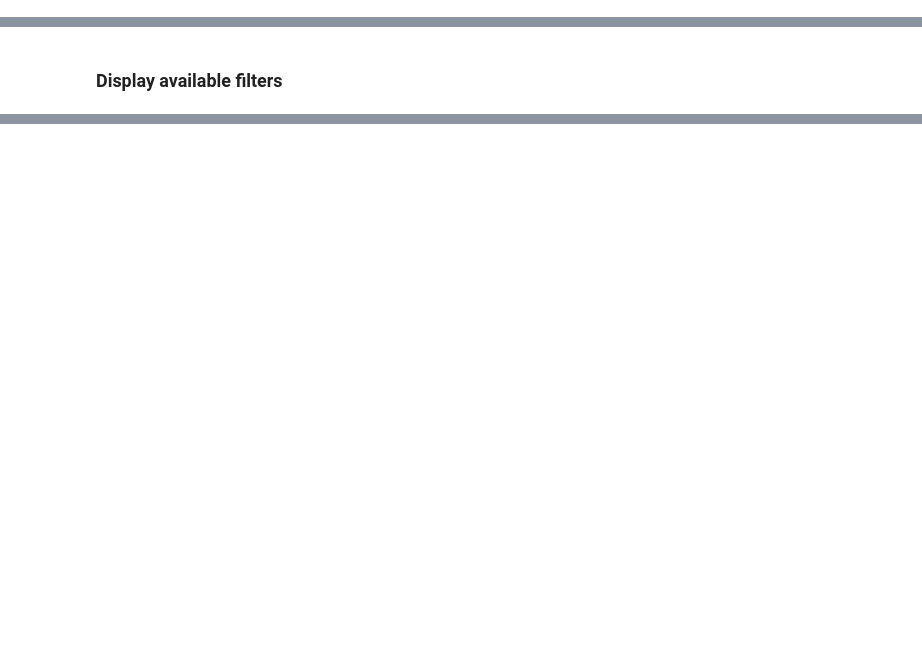
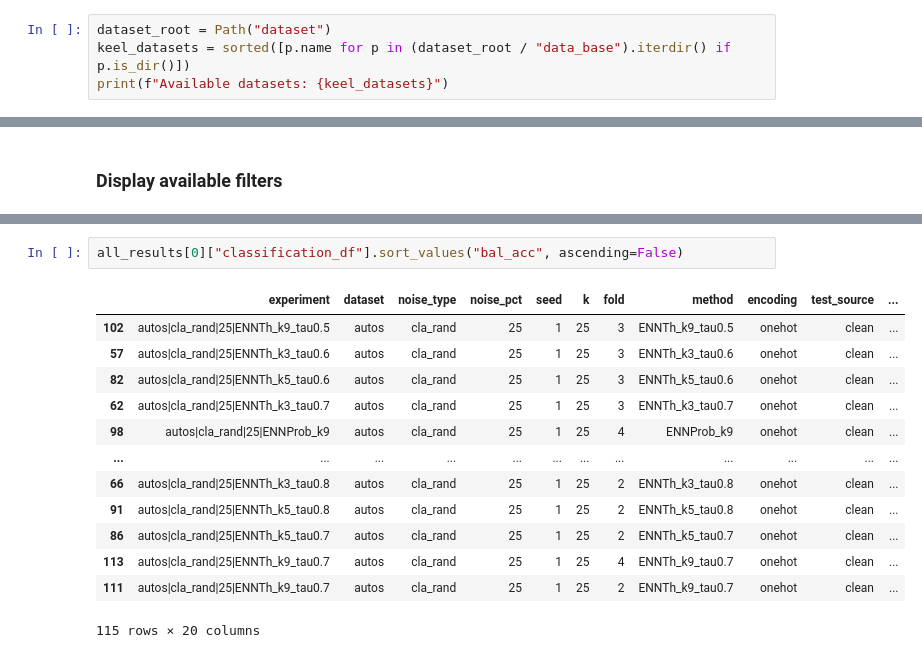
Before and after one commit to Juamp667/noislearn, a Jupyter notebook: testing.ipynb, the cells around one changed output, grey strips where cells are left out. Cells and saved outputs as stored; diff of their text form; blank space fills up the shorter version.

Commit message:
File/folder reordered. Prepared to use keel data

```diff
--- a/testing.ipynb
+++ b/testing.ipynb
@@ -57,0 +20,4 @@ breast_cancer  shape=(569, 31)  target_col='target'
+# %%
+dataset_root = Path("dataset")
+keel_datasets = sorted([p.name for p in (dataset_root / "data_base").iterdir() if p.is_dir()])
+print(f"Available datasets: {keel_datasets}")
@@ -183,0 +227,16 @@ results = {
+# %%
+all_results[0]["classification_df"].sort_values("bal_acc", ascending=False)
+# %% [output]
+|  | experiment | dataset | noise_type | noise_pct | seed | k | fold | method | encoding | test_source | ... |
+| 102 | autos|cla_rand|25|ENNTh_k9_tau0.5 | autos | cla_rand | 25 | 1 | 25 | 3 | ENNTh_k9_tau0.5 | onehot | clean | ... |
+| 57 | autos|cla_rand|25|ENNTh_k3_tau0.6 | autos | cla_rand | 25 | 1 | 25 | 3 | ENNTh_k3_tau0.6 | onehot | clean | ... |
+| 82 | autos|cla_rand|25|ENNTh_k5_tau0.6 | autos | cla_rand | 25 | 1 | 25 | 3 | ENNTh_k5_tau0.6 | onehot | clean | ... |
+| 62 | autos|cla_rand|25|ENNTh_k3_tau0.7 | autos | cla_rand | 25 | 1 | 25 | 3 | ENNTh_k3_tau0.7 | onehot | clean | ... |
+| 98 | autos|cla_rand|25|ENNProb_k9 | autos | cla_rand | 25 | 1 | 25 | 4 | ENNProb_k9 | onehot | clean | ... |
+| ... | ... | ... | ... | ... | ... | ... | ... | ... | ... | ... | ... |
+| 66 | autos|cla_rand|25|ENNTh_k3_tau0.8 | autos | cla_rand | 25 | 1 | 25 | 2 | ENNTh_k3_tau0.8 | onehot | clean | ... |
+| 91 | autos|cla_rand|25|ENNTh_k5_tau0.8 | autos | cla_rand | 25 | 1 | 25 | 2 | ENNTh_k5_tau0.8 | onehot | clean | ... |
+| 86 | autos|cla_rand|25|ENNTh_k5_tau0.7 | autos | cla_rand | 25 | 1 | 25 | 2 | ENNTh_k5_tau0.7 | onehot | clean | ... |
+| 113 | autos|cla_rand|25|ENNTh_k9_tau0.7 | autos | cla_rand | 25 | 1 | 25 | 4 | ENNTh_k9_tau0.7 | onehot | clean | ... |
+| 111 | autos|cla_rand|25|ENNTh_k9_tau0.7 | autos | cla_rand | 25 | 1 | 25 | 2 | ENNTh_k9_tau0.7 | onehot | clean | ... |
+115 rows × 20 columns
```
Also changed, not shown: parts of 39 cells of this notebook, 22 other files.
